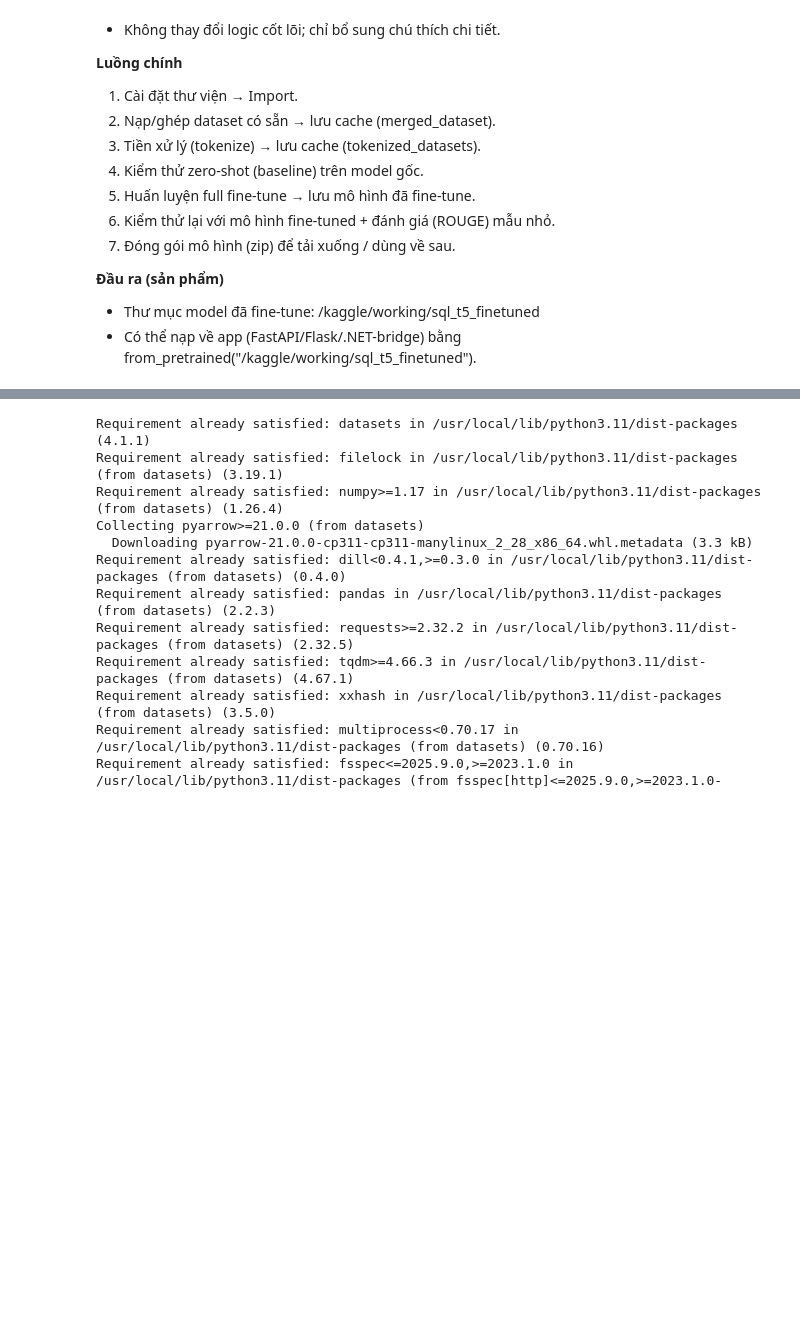
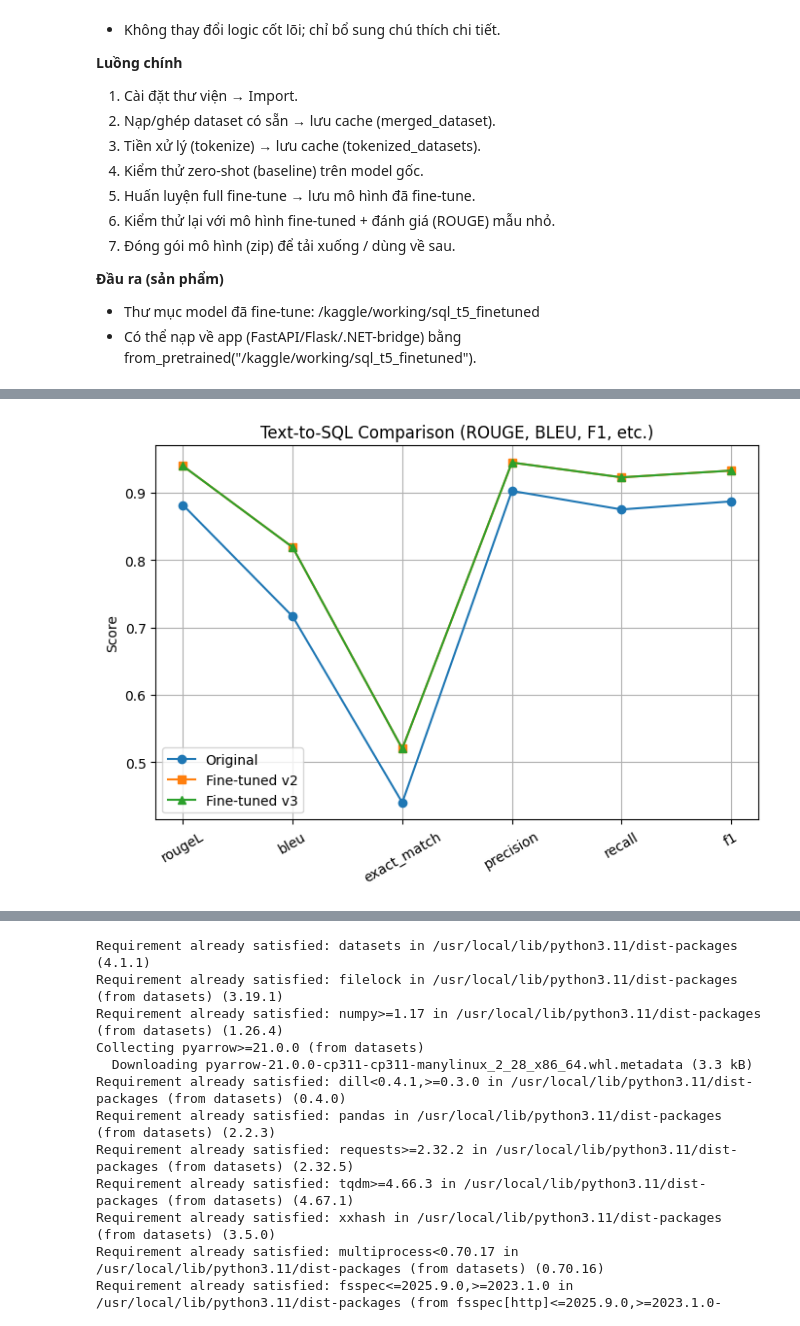
Before and after one commit to itsductai/Online_Learning_Management_System_Project, a Jupyter notebook: API/AI/text-to-sql/texttosql_finettune.ipynb, the cells around one changed output, grey strips where cells are left out. Cells and saved outputs as stored; diff of their text form; code cells hidden in the pictures; blank space fills up the shorter version.

Commit message:
feat(text-to-sql): thông tin train lần 3 cho model finetune t5 trên kaggle và chỉnh sửa để API hoạt động

```diff
--- a/API/AI/text-to-sql/texttosql_finettune.ipynb
+++ b/API/AI/text-to-sql/texttosql_finettune.ipynb
@@ -22,0 +1164,8 @@
+# %%
+
+# === [NO CHANGE TO LOGIC] Load tokenizer & model từ checkpoint cũ ===
+from transformers import T5Tokenizer, T5ForConditionalGeneration
+tokenizer = T5Tokenizer.from_pretrained(CKPT_WORK)
+model     = T5ForConditionalGeneration.from_pretrained(CKPT_WORK)
+model.config.use_cache = False  # giữ nguyên an toàn cho Trainer
+print("Loaded model/tokenizer from:", CKPT_WORK)
@@ -22,0 +1438,6 @@
+# %%
+device = "cuda" if torch.cuda.is_available() else "cpu"
+model_name = "google-t5/t5-small"  # fallback base
+finetuned_model = T5ForConditionalGeneration.from_pretrained(CKPT_WORK).to(device)
+tokenizer = T5Tokenizer.from_pretrained(CKPT_WORK)
+to_train = True  # ✅ bạn muốn tiếp tục train thêm
@@ -22,0 +1543,8 @@
+# %%
+# ====== RESET TRAINER STATE (quan trọng) ======
+import torch, gc
+for v in ["trainer", "args", "training_args"]:
+    if v in globals():
+        del globals()[v]
+gc.collect()
+torch.cuda.empty_cache()
@@ -22,0 +2116,23 @@
+# %%
+import matplotlib.pyplot as plt
+import numpy as np
+
+plt.figure(figsize=(8,5))
+labels   = list(m_orig.keys())
+x        = np.arange(len(labels))
+orig_vals= [m_orig[k] for k in labels]
+ft2_vals = [m_ft2[k]  for k in labels]   # [CHANGED]
+ft3_vals = [m_ft3[k]  for k in labels]   # [CHANGED]
+
+plt.plot(x, orig_vals, marker='o', label='Original')
+plt.plot(x, ft2_vals, marker='s', label='Fine-tuned v2')   # [CHANGED]
+plt.plot(x, ft3_vals, marker='^', label='Fine-tuned v3')   # [CHANGED]
+
+plt.xticks(x, labels, rotation=30)
+plt.ylabel("Score")
+plt.title("Text-to-SQL Comparison (ROUGE, BLEU, F1, etc.)")
+plt.legend()
+plt.grid(True)
+plt.show()
+# %% [output]
+[figure, added]
```
Also changed, not shown: parts of 87 cells of this notebook, 4 other files.
